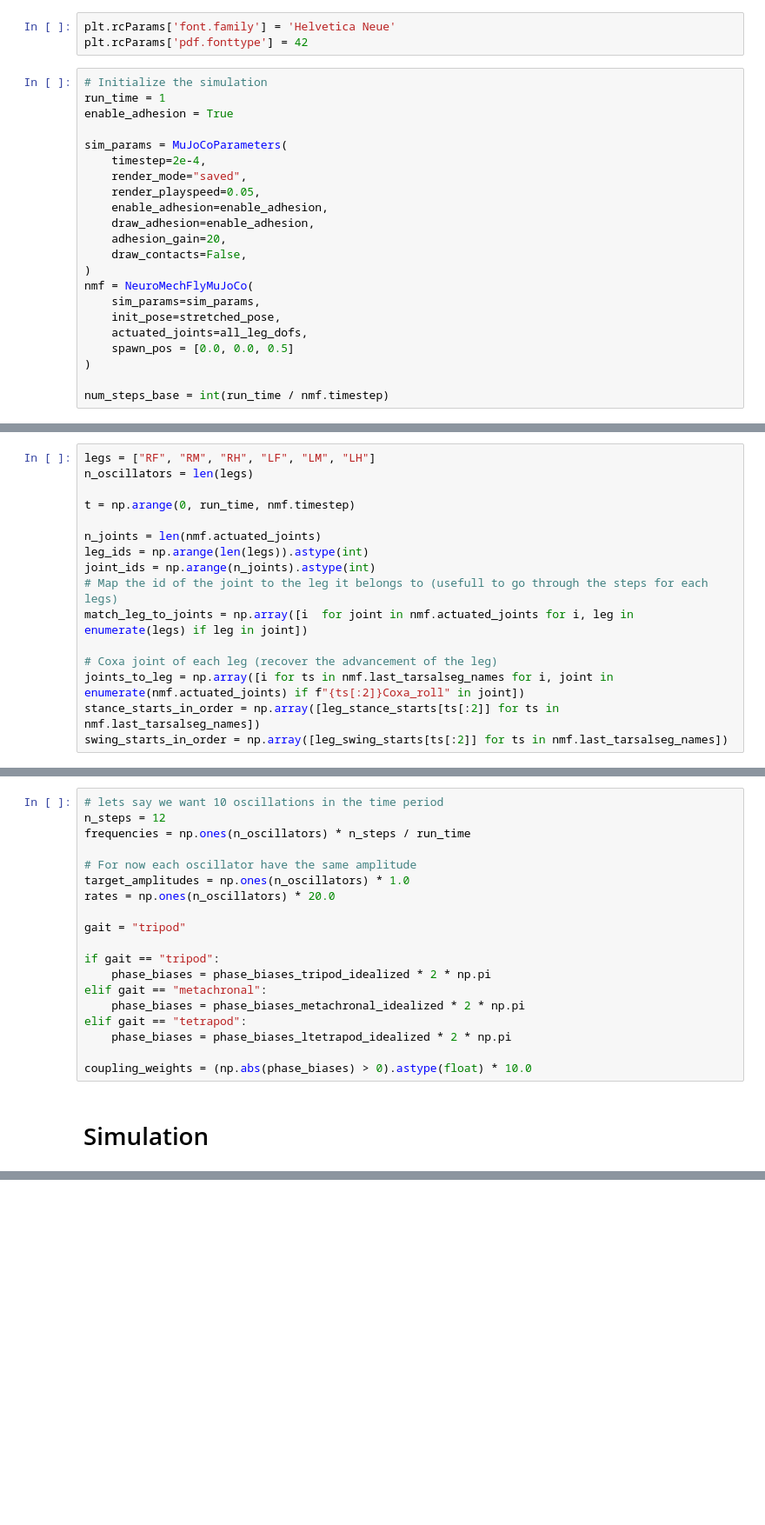
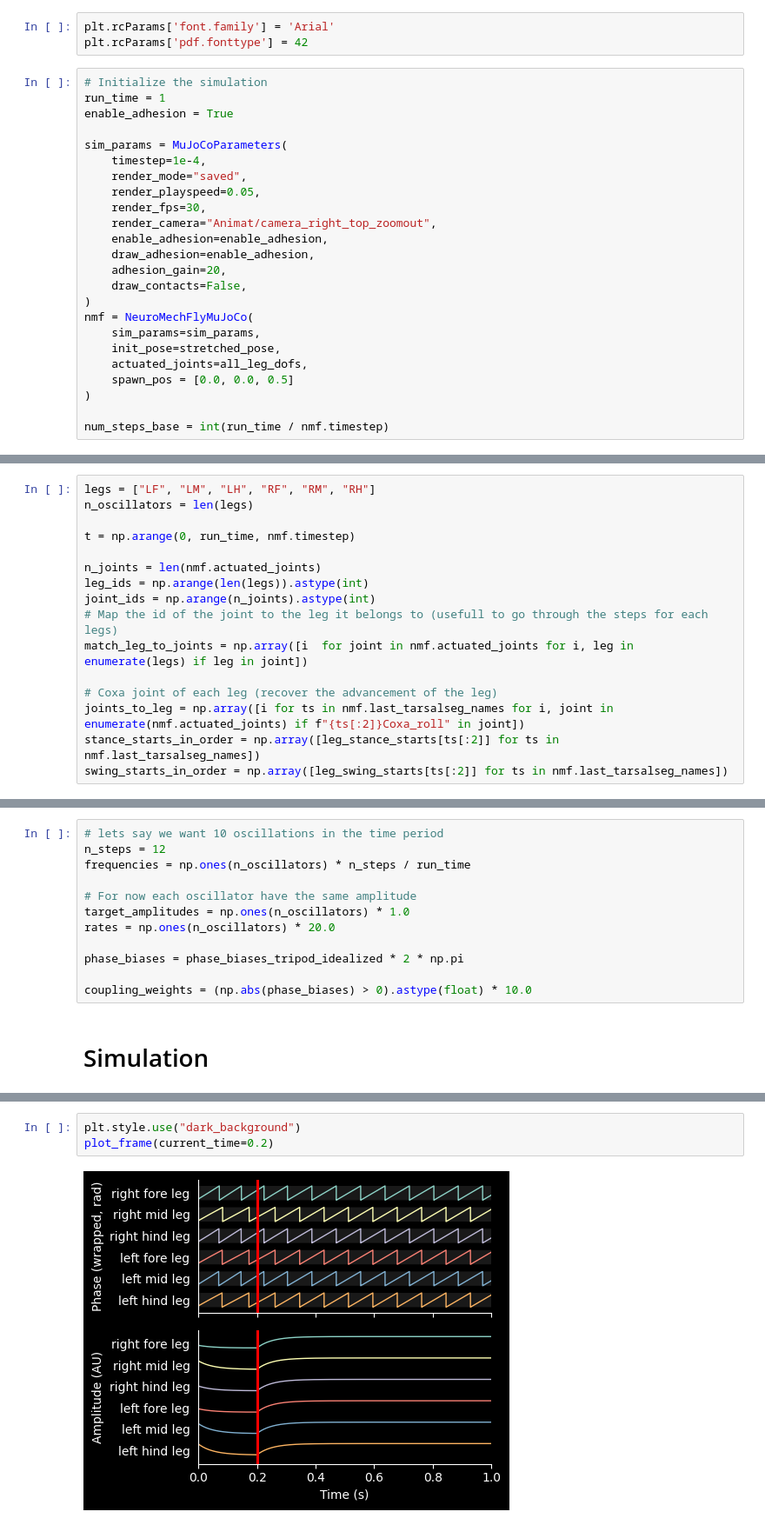
Before and after one commit to NeLy-EPFL/nmf2-paper, a Jupyter notebook: control_signal/CPG_control.ipynb, the cells around one changed output, grey strips where cells are left out. Shown at 87% size. Saved outputs shown, nothing was run; the diff lists cells and outputs as text; blank space fills up the shorter version.

Commit message:
update change videos - add time series on the side change orientation

```diff
--- a/control_signal/CPG_control.ipynb
+++ b/control_signal/CPG_control.ipynb
@@ -20,7 +21,7 @@ from flygym.util.cpg_controller import (advancement_transfer, phase_oscillator,
                          phase_biases_ltetrapod_idealized, phase_biases_metachronal_idealized,
                          plot_phase_amp_output)
 # %%
-plt.rcParams['font.family'] = 'Helvetica Neue'
+plt.rcParams['font.family'] = 'Arial'
 plt.rcParams['pdf.fonttype'] = 42
 # %%
 # Initialize the simulation
@@ -28,9 +29,11 @@ run_time = 1
 enable_adhesion = True
 
 sim_params = MuJoCoParameters(
-    timestep=2e-4,
+    timestep=1e-4,
     render_mode="saved",
     render_playspeed=0.05,
+    render_fps=30,
+    render_camera="Animat/camera_right_top_zoomout",
     enable_adhesion=enable_adhesion,
     draw_adhesion=enable_adhesion,
     adhesion_gain=20,
@@ -62,7 +65,7 @@ for i, joint in enumerate(nmf.actuated_joints):
 leg_swing_starts = {k:v/nmf.timestep for k,v in data["swing_stance_time"]["swing"].items()}
 leg_stance_starts = {k:v/nmf.timestep for k,v in data["swing_stance_time"]["stance"].items()}
 # %%
-legs = ["RF", "RM", "RH", "LF", "LM", "LH"]
+legs = ["LF", "LM", "LH", "RF", "RM", "RH"]
 n_oscillators = len(legs)
 
 t = np.arange(0, run_time, nmf.timestep)
@@ -86,14 +94,7 @@ frequencies = np.ones(n_oscillators) * n_steps / run_time
 target_amplitudes = np.ones(n_oscillators) * 1.0
 rates = np.ones(n_oscillators) * 20.0
 
-gait = "tripod"
-
-if gait == "tripod":
-    phase_biases = phase_biases_tripod_idealized * 2 * np.pi
-elif gait == "metachronal":
-    phase_biases = phase_biases_metachronal_idealized * 2 * np.pi
-elif gait == "tetrapod":
-    phase_biases = phase_biases_ltetrapod_idealized * 2 * np.pi
+phase_biases = phase_biases_tripod_idealized * 2 * np.pi
 
 coupling_weights = (np.abs(phase_biases) > 0).astype(float) * 10.0
 # %% [markdown]
@@ -232,0 +261,5 @@ WARNING:fontTools.subset:morx NOT subset; don't know how to subset; dropped
+# %%
+plt.style.use("dark_background")
+plot_frame(current_time=0.2)
+# %% [output]
+[figure, added]
```
Also changed, not shown: parts of 11 cells of this notebook, 5 other files.
